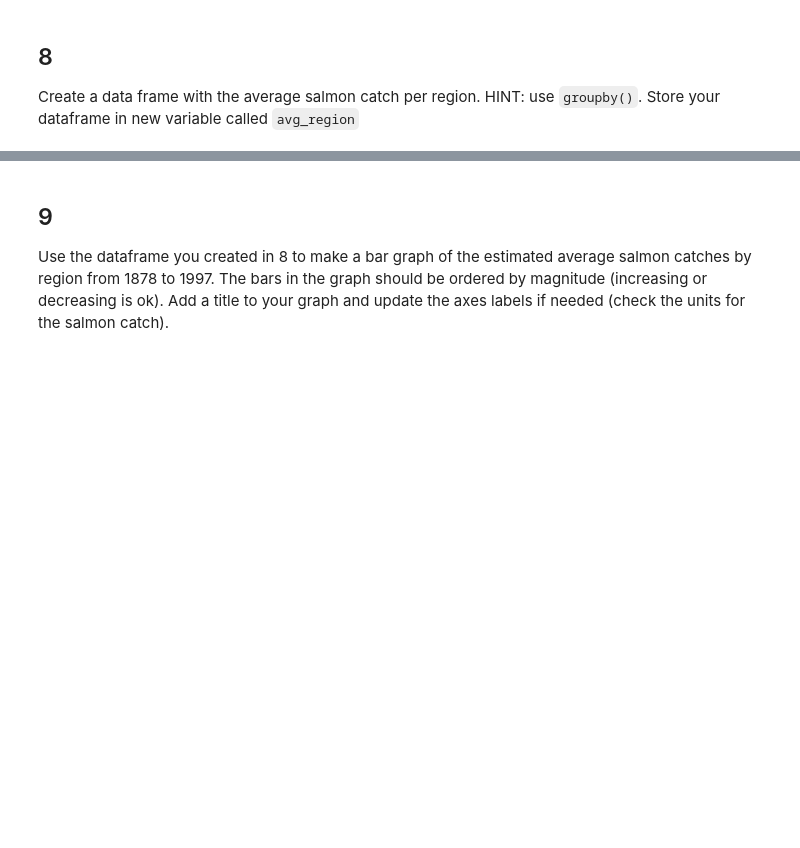
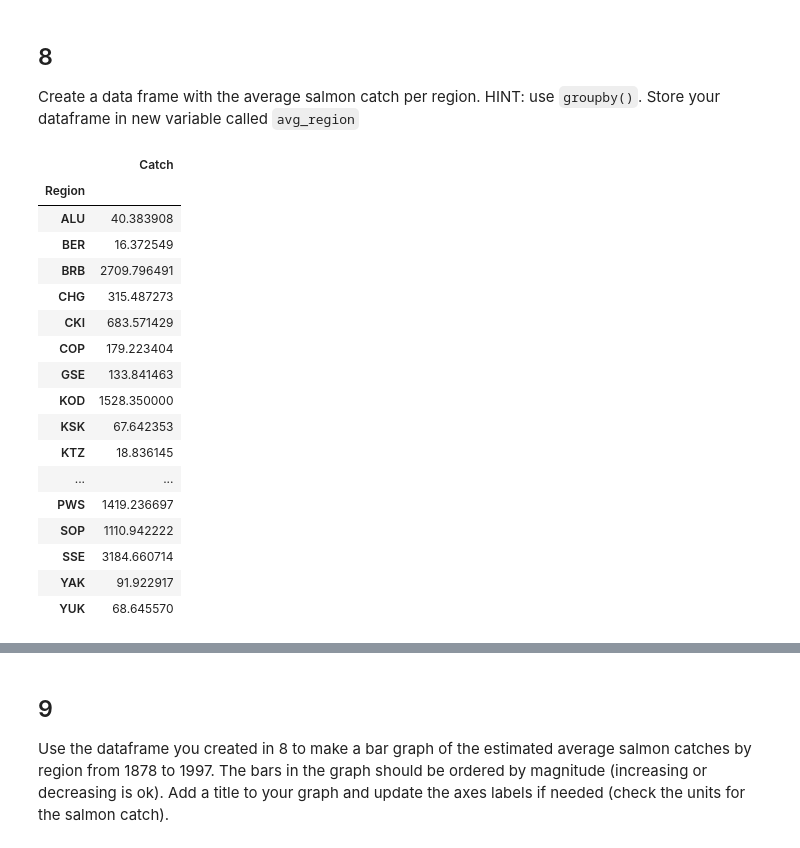
Before and after one commit to sofiasarak/eds220-hwk2, a Jupyter notebook: task2/hwk2-task2-salmon.ipynb, the cells around one changed output, grey strips where cells are left out. Cells and saved outputs as stored; diff of their text form; code cells hidden in the pictures; blank space fills up the shorter version.

```diff
--- a/task2/hwk2-task2-salmon.ipynb
+++ b/task2/hwk2-task2-salmon.ipynb
@@ -244,2 +255,29 @@ avg_region
+# %%
+# 'Year' column kept coming up in analysis -- removing it
+catch_data1 = catch_data.drop(columns = 'Year')
+
+# Method chaining: grouping data frame by 'Region' variable, then calculating the average of the 'Catch' column using .mean() method
+avg_region = catch_data1.groupby('Region').mean('Catch')
+
+avg_region
+# %% [output]
+|  | Catch |
+| Region |  |
+| ALU | 40.383908 |
+| BER | 16.372549 |
+| BRB | 2709.796491 |
+| CHG | 315.487273 |
+| CKI | 683.571429 |
+| COP | 179.223404 |
+| GSE | 133.841463 |
+| KOD | 1528.350000 |
+| KSK | 67.642353 |
+| KTZ | 18.836145 |
+| ... | ... |
+| PWS | 1419.236697 |
+| SOP | 1110.942222 |
+| SSE | 3184.660714 |
+| YAK | 91.922917 |
+| YUK | 68.645570 |
 # %%
 grader.check("q8")
```
Also changed, not shown: parts of 9 cells of this notebook.
